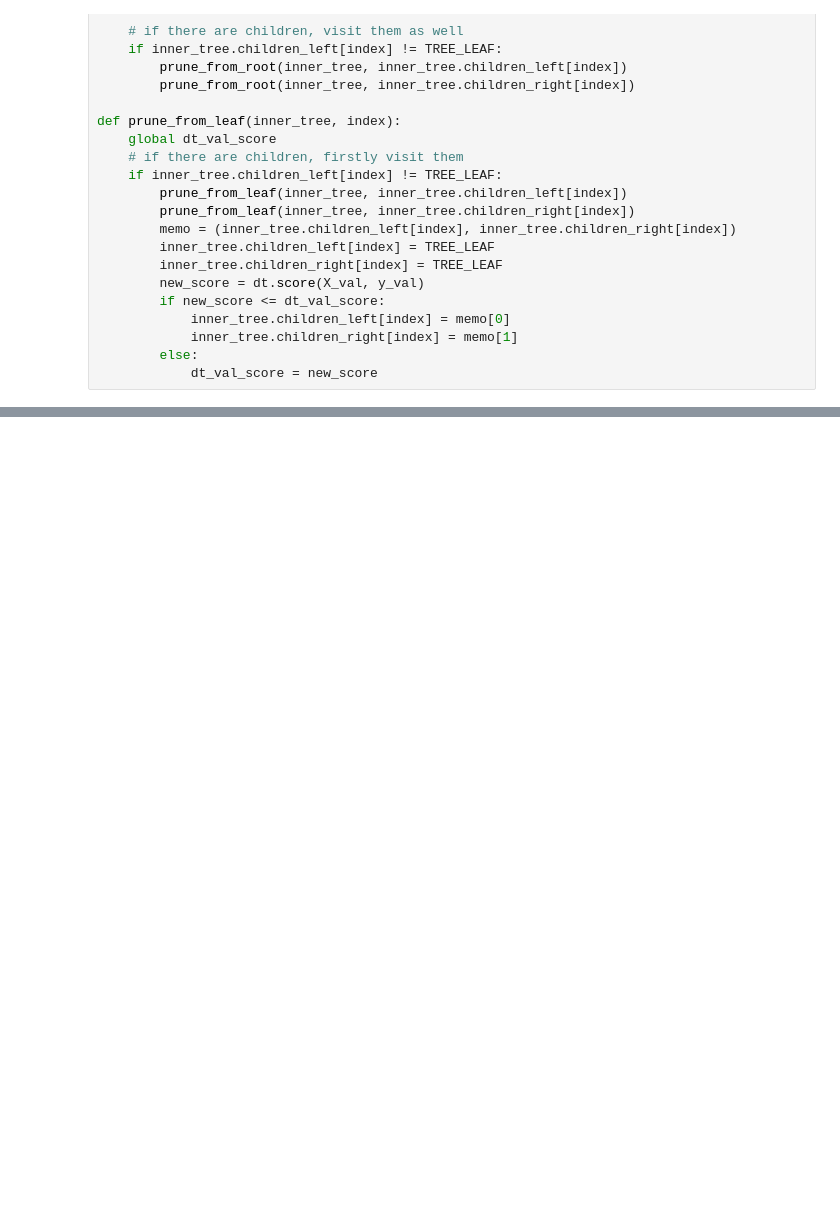
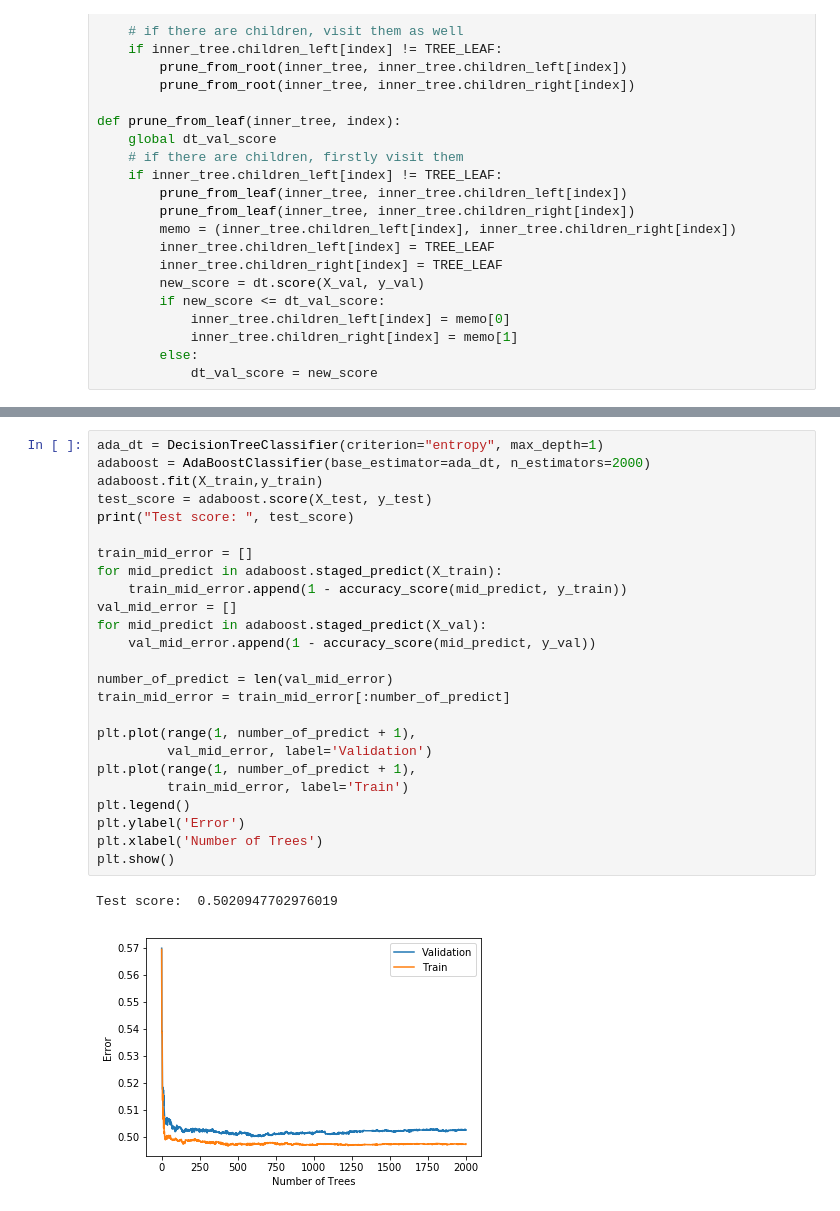
Before and after one commit to sunshineclt/7641ML-HW1, a Jupyter notebook: traffic_main.ipynb, the cells around one changed output, grey strips where cells are left out. Cells and saved outputs as stored; diff of their text form; blank space fills up the shorter version.

```diff
--- a/traffic_main.ipynb
+++ b/traffic_main.ipynb
@@ -115,0 +227,28 @@ KeyboardInterrupt:
+# %%
+ada_dt = DecisionTreeClassifier(criterion="entropy", max_depth=1)
+adaboost = AdaBoostClassifier(base_estimator=ada_dt, n_estimators=2000)
+adaboost.fit(X_train,y_train)
+test_score = adaboost.score(X_test, y_test)
+print("Test score: ", test_score)
+
+train_mid_error = []
+for mid_predict in adaboost.staged_predict(X_train):
+    train_mid_error.append(1 - accuracy_score(mid_predict, y_train))
+val_mid_error = []
+for mid_predict in adaboost.staged_predict(X_val):
+    val_mid_error.append(1 - accuracy_score(mid_predict, y_val))
+
+number_of_predict = len(val_mid_error)
+train_mid_error = train_mid_error[:number_of_predict]
+
+plt.plot(range(1, number_of_predict + 1),
+         val_mid_error, label='Validation')
+plt.plot(range(1, number_of_predict + 1),
+         train_mid_error, label='Train')
+plt.legend()
+plt.ylabel('Error')
+plt.xlabel('Number of Trees')
+plt.show()
+# %% [output]
+Test score:  0.5020947702976019
+[figure, added]
```
Also changed, not shown: parts of 17 cells of this notebook, 1 other file.
